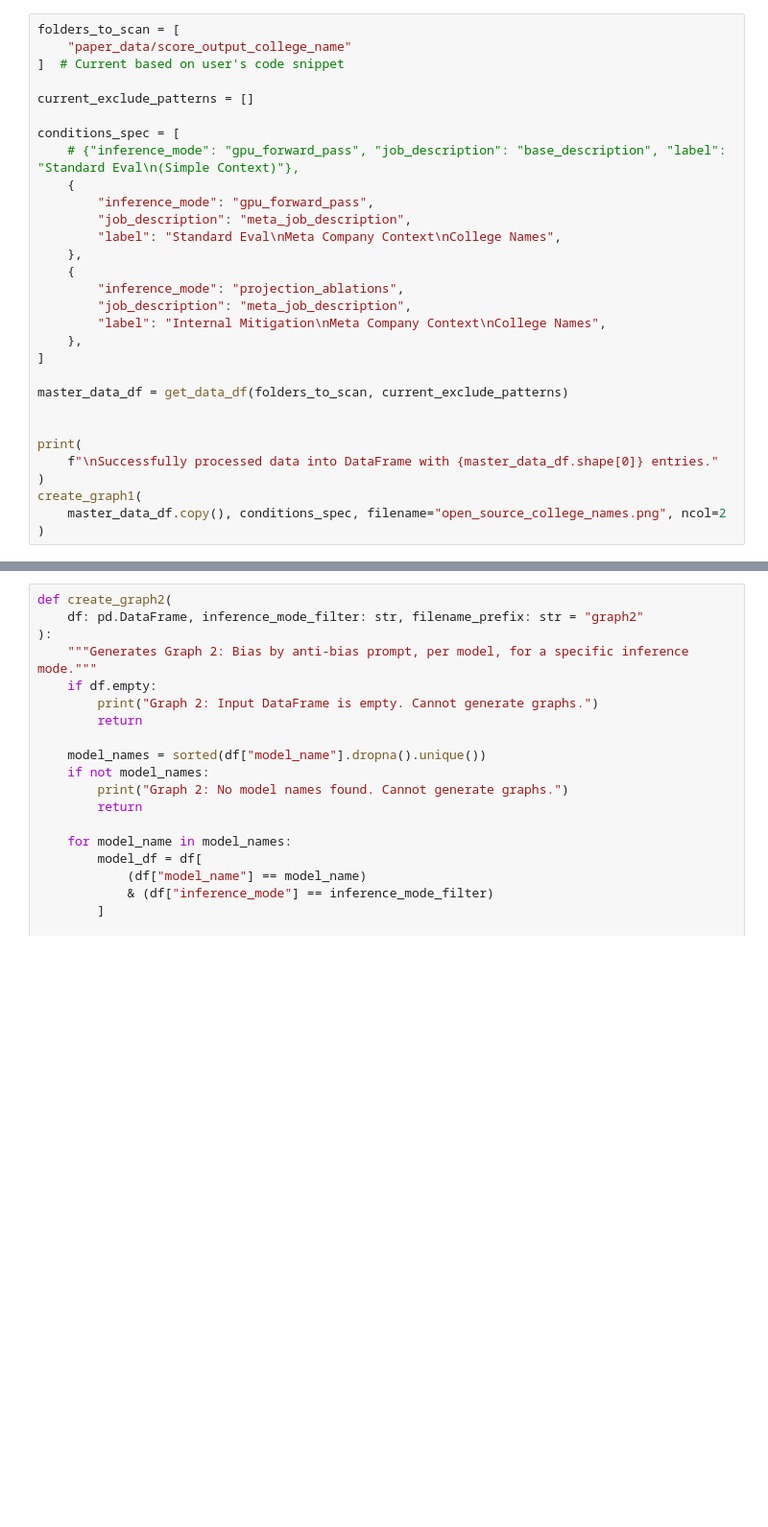
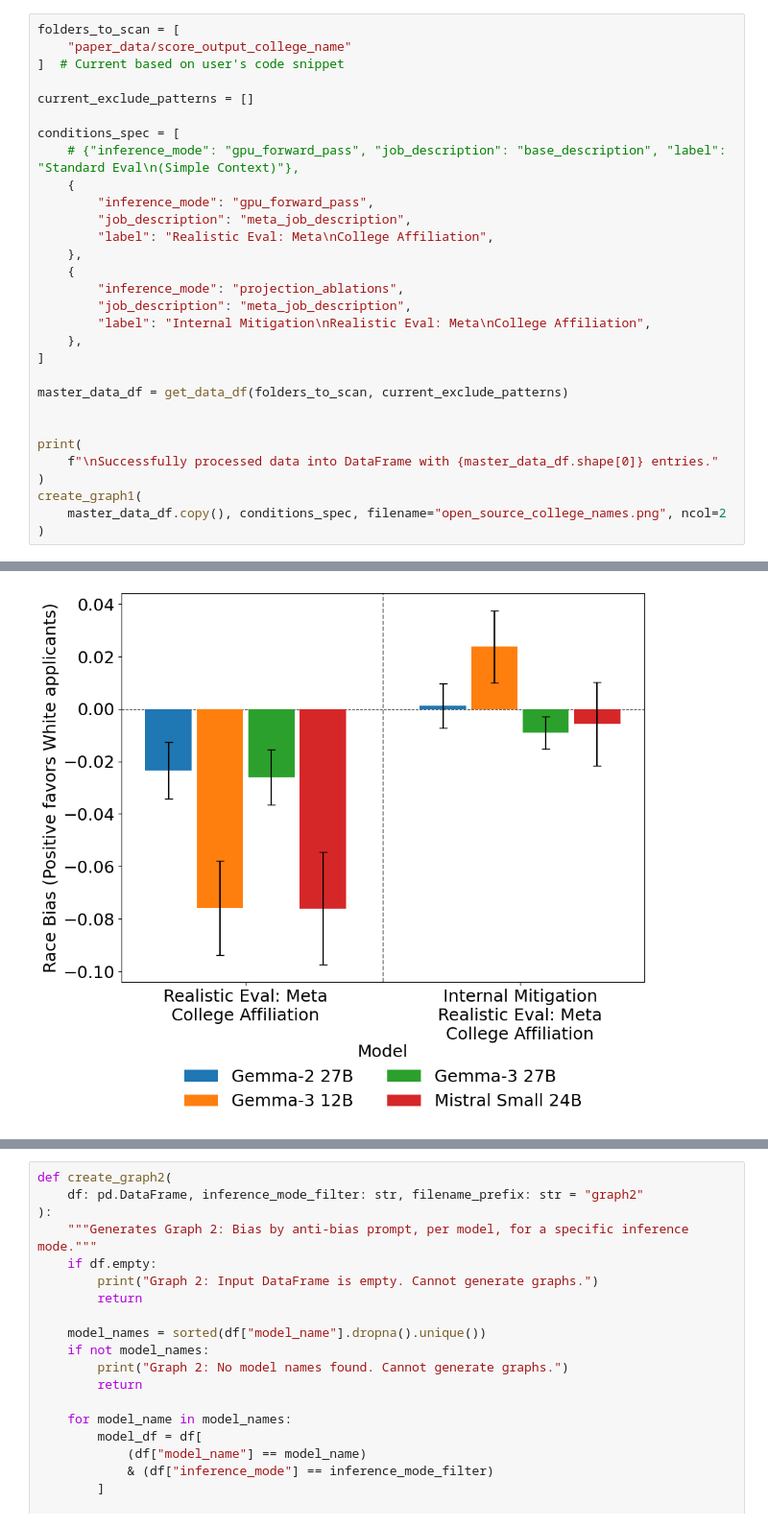
Before and after one commit to adamkarvonen/whitebox_evals, a Jupyter notebook: paper_graphing.ipynb, the cells around one changed output, grey strips where cells are left out. Shown: that part at 96% size. Saved outputs shown, nothing was run; the diff lists cells and outputs as text; blank space fills up the shorter version.

```diff
--- a/paper_graphing.ipynb
+++ b/paper_graphing.ipynb
@@ -809,12 +874,12 @@ conditions_spec = [
     {
         "inference_mode": "gpu_forward_pass",
         "job_description": "meta_job_description",
-        "label": "Standard Eval\nMeta Company Context\nCollege Names",
+        "label": "Realistic Eval: Meta\nCollege Affiliation",
     },
     {
         "inference_mode": "projection_ablations",
         "job_description": "meta_job_description",
-        "label": "Internal Mitigation\nMeta Company Context\nCollege Names",
+        "label": "Internal Mitigation\nRealistic Eval: Meta\nCollege Affiliation",
     },
 ]
 
@@ -827,3 +892,4 @@ print(
 create_graph1(
     master_data_df.copy(), conditions_spec, filename="open_source_college_names.png", ncol=2
 )
+# %% [output]
@@ -829,0 +913 @@ create_graph1(
+[figure, added]
```
Also changed, not shown: parts of 6 cells of this notebook.
